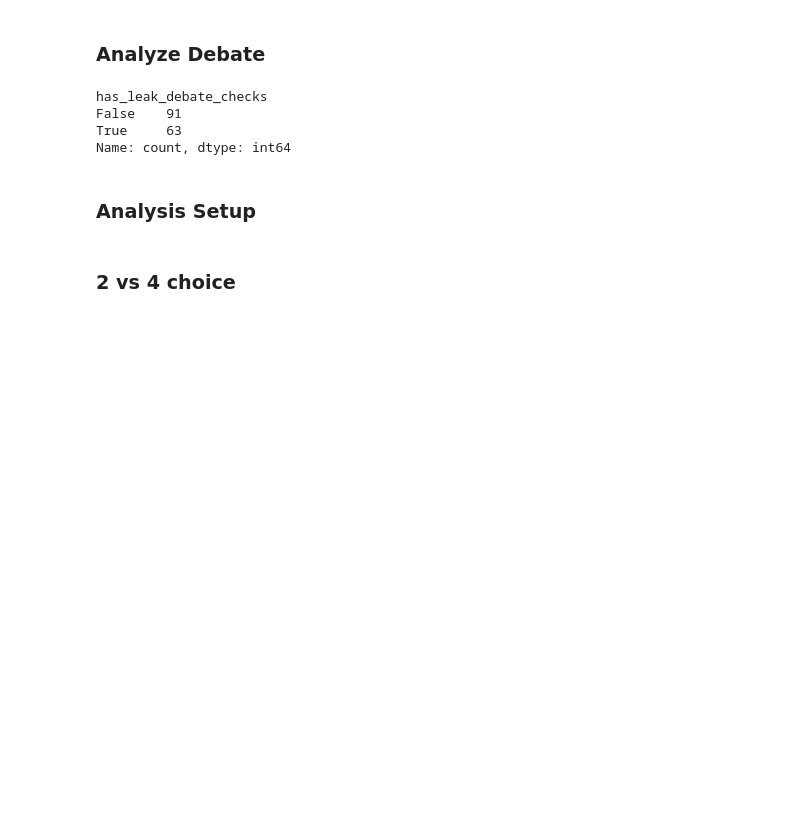
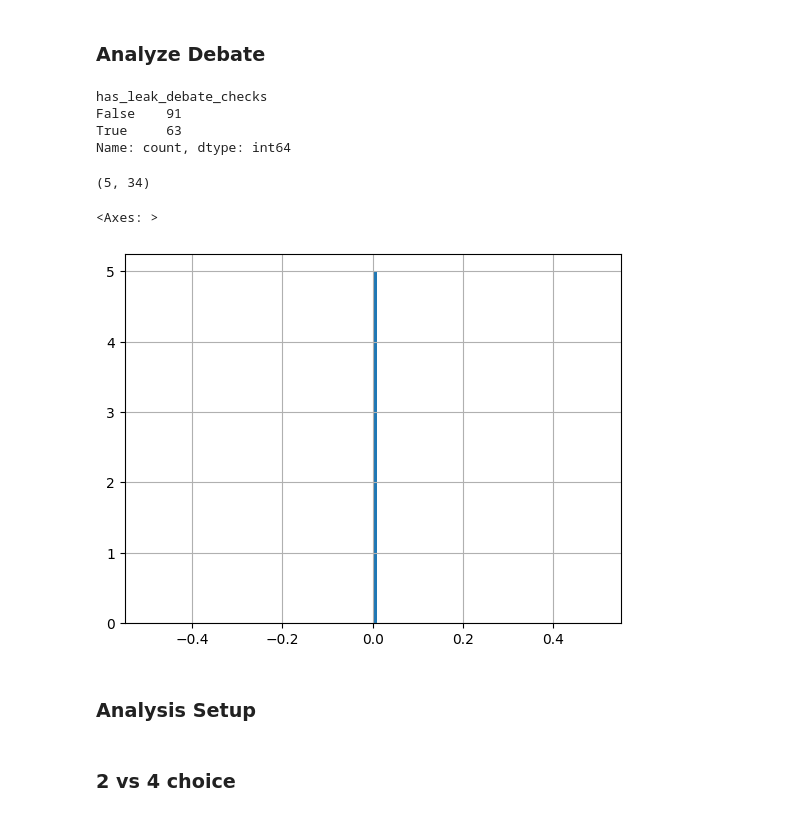
Before and after one commit to joshlevy89/llm_judge_debate_NEW, a Jupyter notebook: analysis/analysis_gpqa_deepseek.ipynb, the cells around one changed output. Drawn from its saved outputs; the diff is of its cells as text; code cells hidden in the pictures; blank space fills up the shorter version.

Commit message:
some fixes, trying to find a debater model that works

```diff
--- a/analysis/analysis_gpqa_deepseek.ipynb
+++ b/analysis/analysis_gpqa_deepseek.ipynb
@@ -29,6 +29,15 @@ has_leak_debate_checks
 False    91
 True     63
 Name: count, dtype: int64
+# %%
+debate_df = load_all_records_into_df('debates')
+debate_df = debate_df[debate_df['run_id_debates'] == 'vdjbyxc']
+print(debate_df.shape)
+debate_df['debate_history_debates'].apply(lambda x: sum_reasoning_tokens_over_turns(x)).hist(bins=100)
+# %% [output]
+(5, 34)
+<Axes: >
+[figure, added]
 # %% [markdown]
 ### Analysis Setup
 # %%
```
Also changed, not shown: parts of 5 cells of this notebook, 8 other files.
